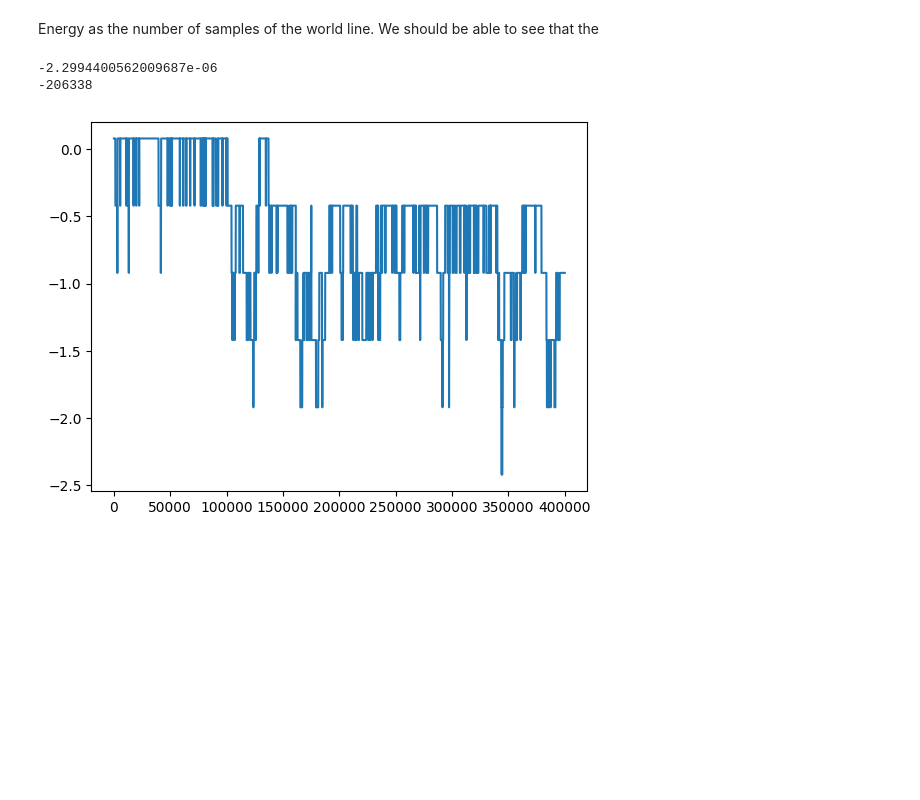
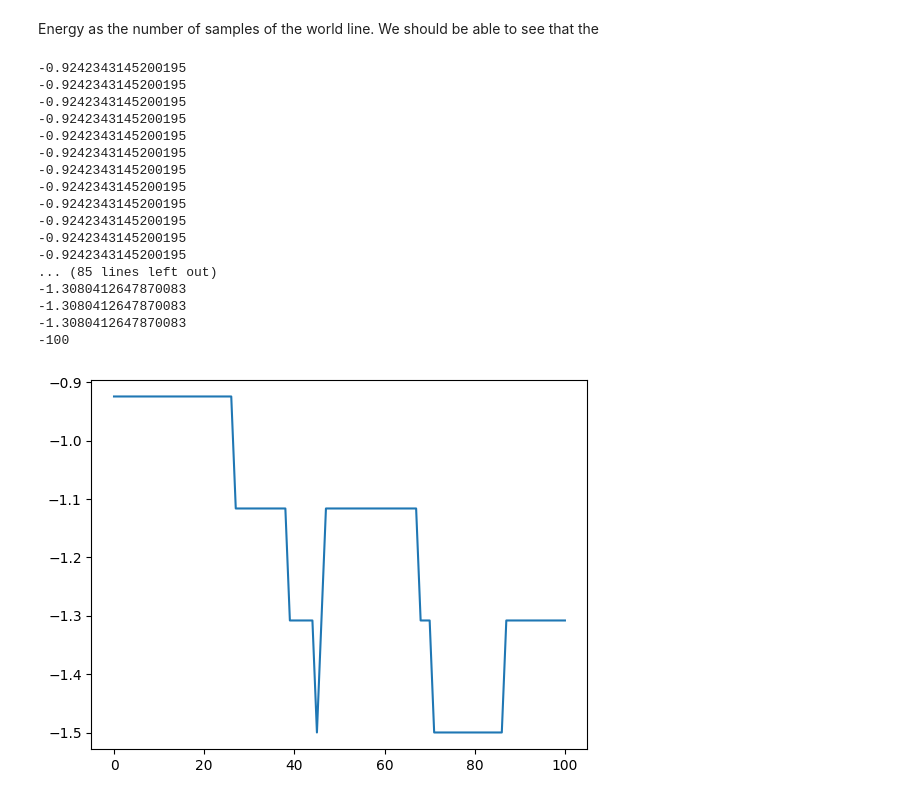
Before and after one commit to asaenz16/QMCspin, a Jupyter notebook: WorldLinesV1.ipynb, the cells around one changed output. Saved outputs shown, nothing was run; the diff lists cells and outputs as text; code cells hidden in the pictures; blank space fills up the shorter version.

Commit message:
1WL working
The one world line code is now working.

```diff
--- a/WorldLinesV1.ipynb
+++ b/WorldLinesV1.ipynb
@@ -650,23 +619,0 @@ plt.plot( np.arange(0, b_range, step), exp)
-# %%
-n=7
-t = 2*n
-e = 0
-steps = 2*(t**2)
-avg = 100
-exp_b = 0
-exp =[]
-wl=[0]*t
-b_range = 10
-step = 0.1
-for b in np.arange(0, b_range, step):
-    for j in range(avg):
-        e = 2*np.tanh(b/n)
-        wl=[0]*t
-        for i in range(steps):
-            sol = random_update_wt_one(wl,b, n).copy()
-            [wl, e] = [sol[0], e + sol[1]]
-        exp_b = exp_b + (e/avg)
-    exp.append(exp_b)
-print(exp)
-#plt.plot(wl, range(t))
-plt.plot( np.arange(0, b_range, step), exp)
@@ -677,16 +620,16 @@ plt.plot( np.arange(0, b_range, step), exp)
 # %% [markdown]
 In the following code we show that the average energy stabalizes as the number of samples icreases.
 # %%
-n=20
+n=5
 t = 2*n
 e = 0
 steps = 2*(t**2)
-avg = 300
+avg = 100
 exp =[]
 wl=[0]*t
-b =4
+b =10
 for j in range(avg):
-    e = 2*np.tanh(b/n)
+    e = -2*np.tanh(b/n)
     wl=[0]*t
     for i in range(steps):
         sol = random_update_wt_one(wl,b, n).copy()
@@ -705,30 +648,46 @@ plt.plot( range(avg), exp)
 # %% [markdown]
 Energy as the number of samples of the world line. We should be able to see that the
 # %%
-n=100
+n=20
 t = 2*n
 e = 0
-steps = 10*(t**2)
+#steps = 10*(t**2)
+steps = 100
 exp =[]
 wl=[0]*t
-b =4
-e = 2*np.tanh(b/n)
+b =10
+e = -2*np.tanh(b/n)
 m=0
 exp.append(e)
 for i in range(steps):
     sol = random_update_wt_one(wl,b, n).copy()
     [wl, e] = [sol[0], e + sol[1]]
+    print(e)
     if e >0:
         m= m+1
     if e <0:
         m =m -1
     exp.append(e)
 #print(exp)
 #plt.plot(wl, range(t))
 plt.plot( range(steps+1), exp)
-print(exp[-1]/steps)
 print(m)
 # %% [output]
--2.2994400562009687e-06
--206338
+-0.9242343145200195
+-0.9242343145200195
+-0.9242343145200195
+-0.9242343145200195
+-0.9242343145200195
+-0.9242343145200195
+-0.9242343145200195
+-0.9242343145200195
+-0.9242343145200195
+-0.9242343145200195
+-0.9242343145200195
+-0.9242343145200195
+... (85 lines left out)
+-1.3080412647870083
+-1.3080412647870083
+-1.3080412647870083
+-100
-[figure, old version]
+[figure, new version]
```
Also changed, not shown: parts of 5 cells of this notebook.
